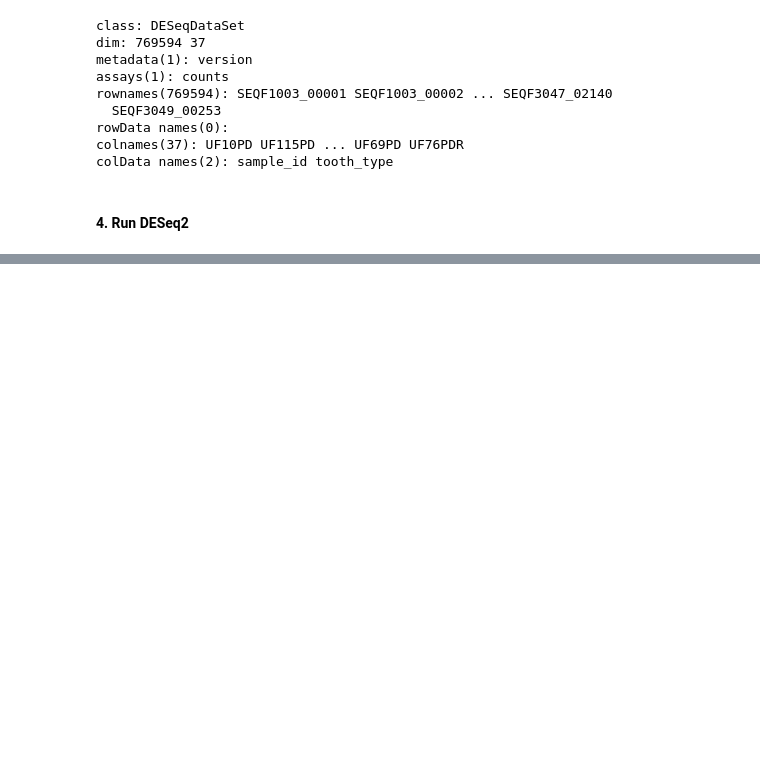
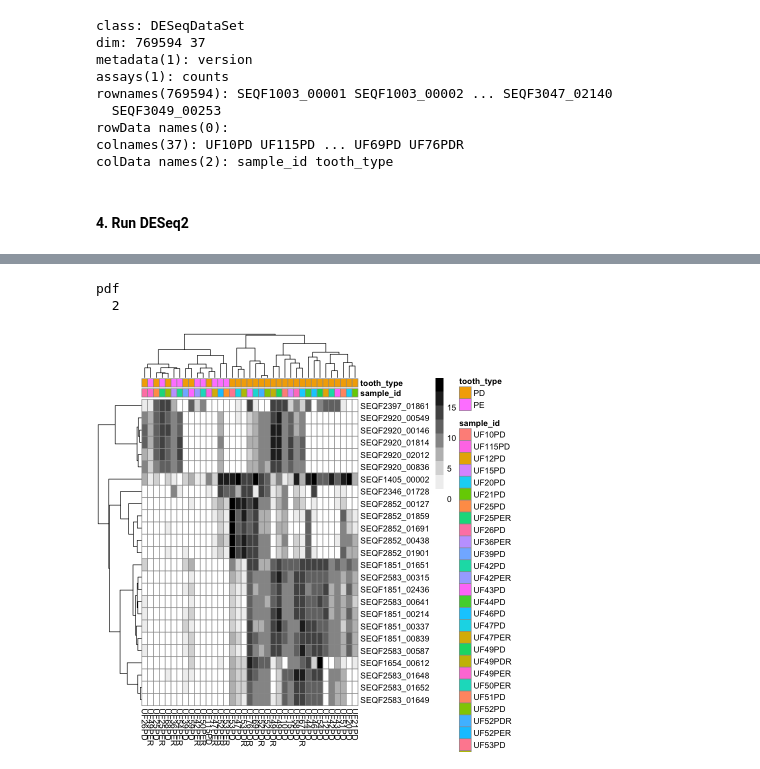
Before and after one commit to aemann01/ads_plaque, a Jupyter notebook: 03-diff_abundance/differential_abundance_PDvPE.ipynb, the cells around one changed output, grey strips where cells are left out. Saved outputs shown, nothing was run; the diff lists cells and outputs as text; code cells hidden in the pictures; blank space fills up the shorter version.

Commit message:
finalize diff abundance figure b&w

```diff
--- a/03-diff_abundance/differential_abundance_PDvPE.ipynb
+++ b/03-diff_abundance/differential_abundance_PDvPE.ipynb
@@ -139,7 +176,18 @@ plotPCA(vld, intgroup=c("tooth_type"), ntop=500) + theme_minimal()
 # %%
 # will have to change sample_id to something more meaningful in final run
 df <- as.data.frame(colData(vld)[,c("sample_id","tooth_type")])
-pdf("heatmap_pdvpe.pdf")
-pheatmap(top25Counts, annotation_col = df)
-dev.off()
-pheatmap(top25Counts, annotation_col = df)
+save_pheatmap_pdf <- function(x, filename, width=7, height=7) {
+   stopifnot(!missing(x))
+   stopifnot(!missing(filename))
+   pdf(filename, width=width, height=height)
+   grid::grid.newpage()
+   grid::grid.draw(x$gtable)
+   dev.off()
+}
+library(RColorBrewer)
+x <- pheatmap(top25Counts, annotation_col = df, color = brewer.pal(9, "Greys"))
+save_pheatmap_pdf(x, "heatmap_pdvpe.pdf")
+# %% [output]
+pdf
+  2
+[figure, added]
```
Also changed, not shown: parts of 6 cells of this notebook, 6 other files.
